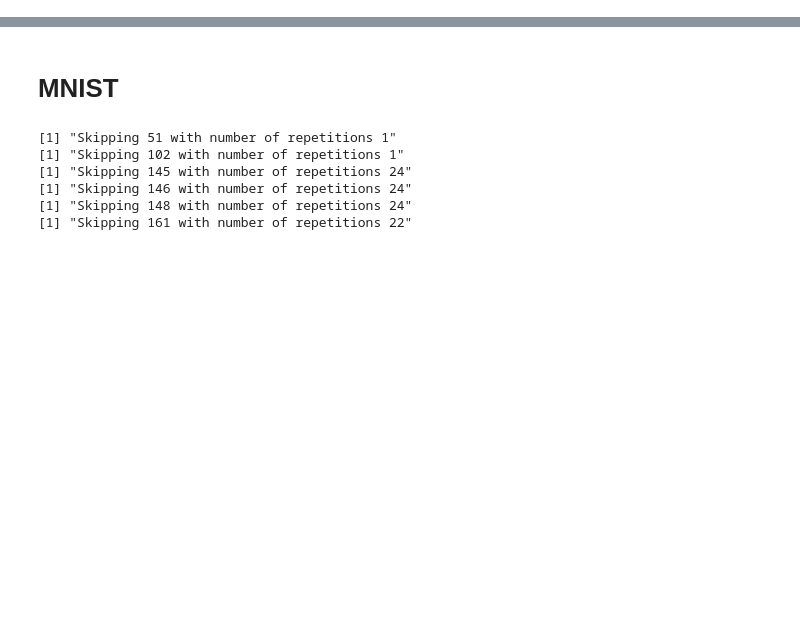
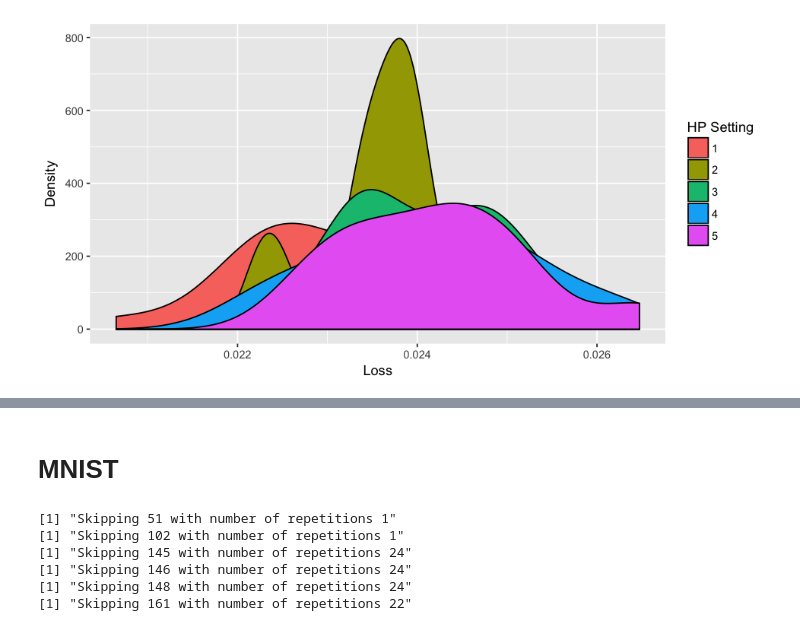
Before and after one commit to LarsHH/reproducible-hyperparameter-optimization-jcgs-2019, a Jupyter notebook: evaluation.ipynb, the cells around one changed output, grey strips where cells are left out. Cells and saved outputs as stored; diff of their text form; code cells hidden in the pictures; blank space fills up the shorter version.

Commit message:
reorganization with dplyr and anova: in progress

```diff
--- a/evaluation.ipynb
+++ b/evaluation.ipynb
@@ -25,0 +266,8 @@ Warning message:
+# %%
+tbl <- group_data(completed, 'dropout')
+# round1 <- subsample_trials(tbl, 3)
+# round2 <- add_trials(round1, subsample_trials(tbl, 3))
+# %%
+plot_groups(filter_by_anova(subsample_trials(subsample_groups(tbl, 150), 25), verbose=F, alpha=0.1))
+# %% [output]
+[figure, added]
```
Also changed, not shown: parts of 104 cells of this notebook.
